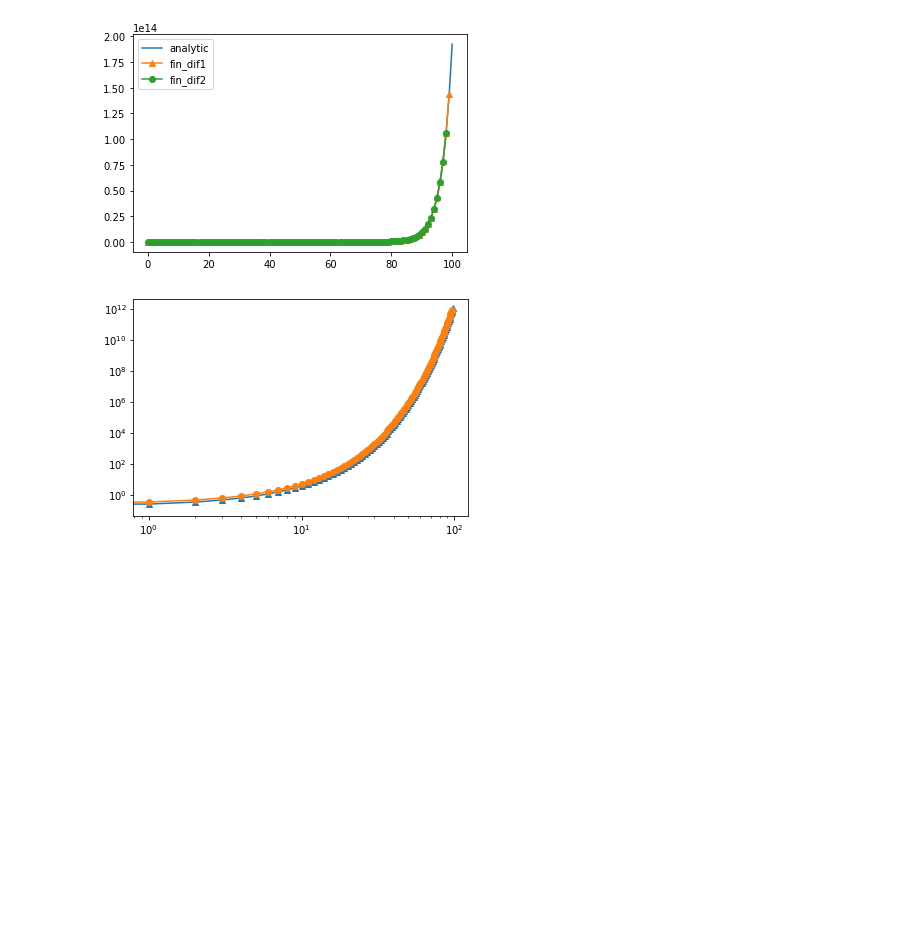
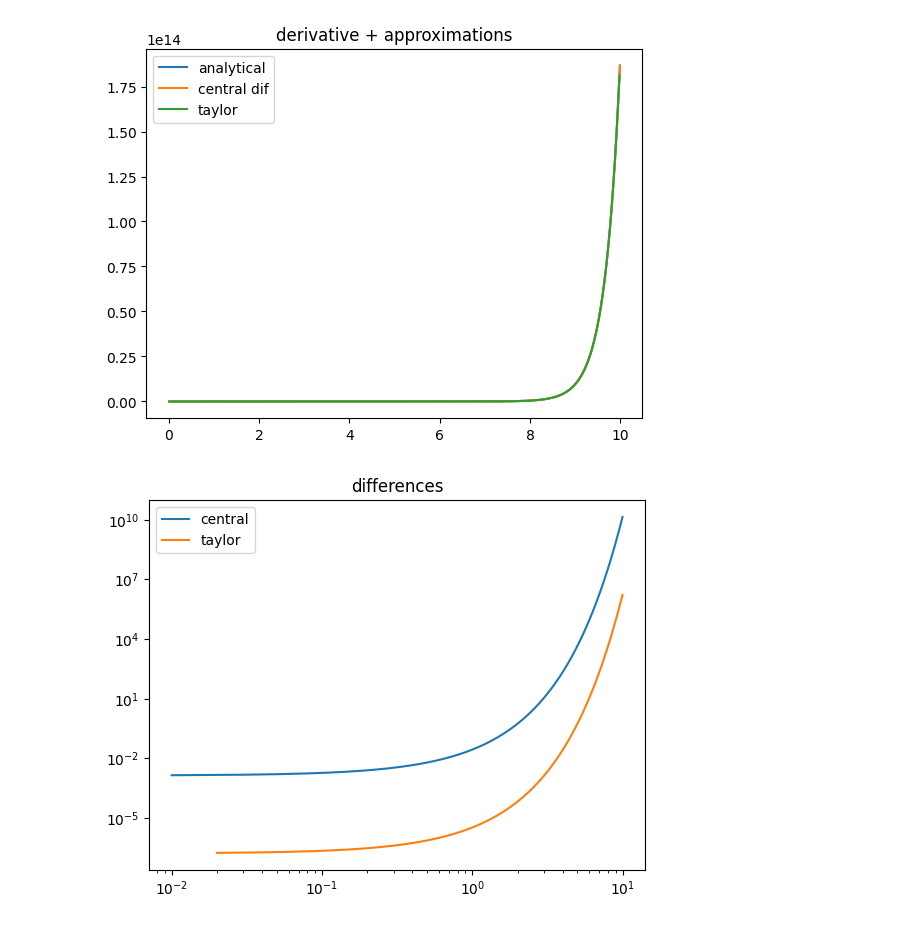
Before and after one commit to tellocam/CompFin, a Jupyter notebook: Ex10_1.ipynb, the cells around one changed output. Drawn from its saved outputs; the diff is of its cells as text; code cells hidden in the pictures; blank space fills up the shorter version.

```diff
--- a/Ex10_1.ipynb
+++ b/Ex10_1.ipynb
@@ -1,36 +1,41 @@
 # %%
 import numpy as np
 import matplotlib.pyplot as plt
 
-x = np.linspace(0, 10, 101)
-u = 1 + 2*np.exp(3*x)
-uxx =  18*np.exp(3*x)
-
+x = np.linspace(0,10,1001)
 h = x[1] - x[0]
 
-uxx_fin_dif = np.zeros((len(x)-1))
-uxx_fin_dif2 = np.zeros((len(x)-2))
-err1 = []
-err2 = []
+f = lambda x :  1 + 2*np.exp(3*x)
+fdd = lambda x : 18*np.exp(3*x)
 
-for i in range(1, len(x)-1):
-    uxx_fin_dif[i] = (1/h**2) * (u[i + 1] - 2*u[i] + u[i - 1])
-    err1.append(abs(uxx[i]-uxx_fin_dif[i]))
-for i in range(2, len(x)-2):
-    uxx_fin_dif2[i] = (1/h**2) * (-1/12*u[i+2] + 4/3*u[i+1] - 5/2*u[i] + 4/3*u[i-1] - 1/12*u[i-2])
-    err2.append(abs(uxx[i]-uxx_fin_dif[i]))
+fdd1 = []
+# central difference:
+for i in range(1,len(x)-1):
+    res = 1/h**2*(f(x[i]+h) - 2*f(x[i]) + f(x[i]-h))
+    fdd1.append(res)
 
-plt.figure()
-plt.plot(uxx, label="analytic")
-plt.plot(uxx_fin_dif, marker="^", label="fin_dif1")
-plt.plot(uxx_fin_dif2, marker="o", label="fin_dif2")
+fdd2 = []
+# taylor:
+for i in range(2,len(x)-2):
+    res = (1/h**2) * (-1/12*f(x[i]+2*h) + 4/3*f(x[i]+h) - 5/2*f(x[i]) + 4/3*f(x[i]-h) - 1/12*f(x[i]-2*h))
+    fdd2.append(res)
+
+
+plt.title("derivative + approximations")
+plt.plot(x[1:-1], fdd(x[1:-1]),label="analytical")
+plt.plot(x[1:-1], fdd1, label="central dif")
+plt.plot(x[2:-2], fdd2, label="taylor")
 plt.legend()
 plt.show()
 
-plt.figure()
-plt.loglog(err1, marker="^")
-plt.loglog(err2, marker="o")
+plt.figure(1)
+plt.title("differences")
+diff1 = abs(fdd(x[1:-1]) - fdd1)
+diff2 = abs(fdd(x[2:-2]) - fdd2)
+plt.loglog(x[1:-1], diff1, label="central")
+plt.loglog(x[2:-2], diff2, label="taylor")
+plt.legend()
 plt.show()
 # %% [output]
-[figure, old version]
+[figure, new version]
-[figure, old version]
+[figure, new version]
```
Also changed, not shown: 5 other files.
